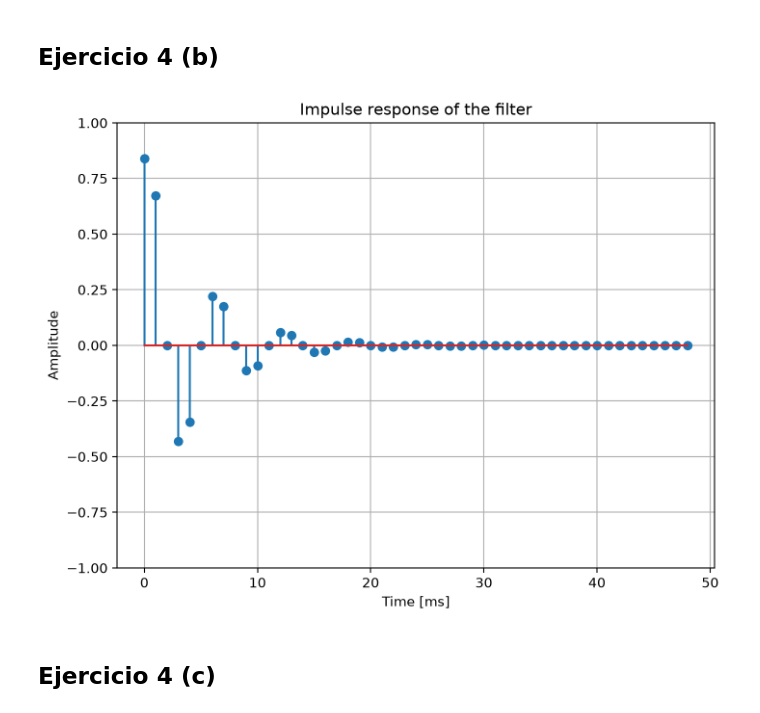
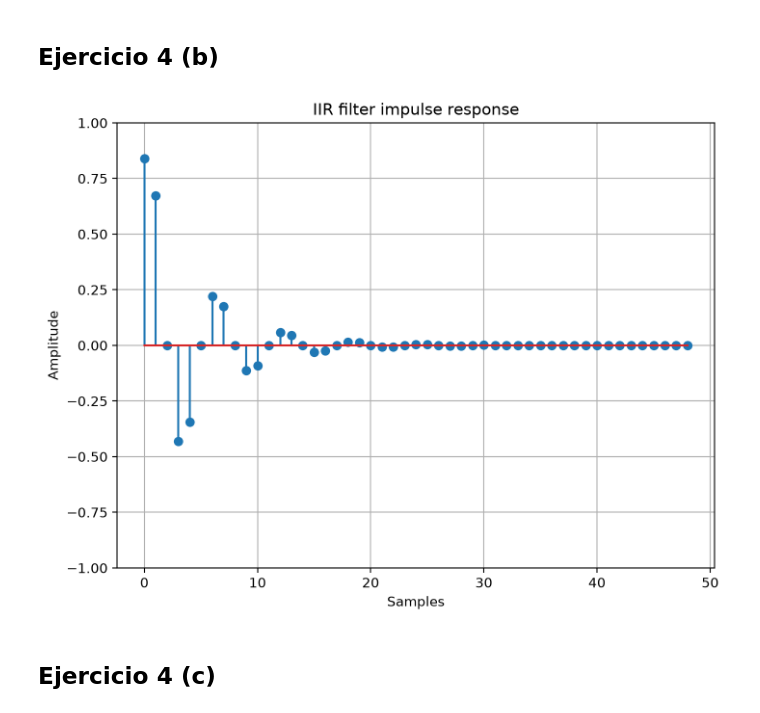
Before and after one commit to estanislaocrivos/digital-signal-processing-course, a Jupyter notebook: gp-01/ej-04.ipynb, the cells around one changed output. Saved outputs shown, nothing was run; the diff lists cells and outputs as text; code cells hidden in the pictures.

```diff
--- a/gp-01/ej-04.ipynb
+++ b/gp-01/ej-04.ipynb
@@ -112,45 +108,40 @@ from scipy.signal import firwin, lfilter
 # %%
-sampling_freq_hz = 1e3
 n_samples = 49
-duration_s = n_samples * 1 / sampling_freq_hz
-
-t = arange(n_samples) / sampling_freq_hz
-t_ms = t * 1e3
+n = arange(n_samples)
 
 filter_a1 = -0.8
 filter_a2 = 0.64
 filter_b0 = 0.84
 
 b = [filter_b0]
 a = [1, filter_a1, filter_a2]
 
-# System output
-y = zeros(n_samples)
-
 # System input (Kronecker delta)
 x = zeros(n_samples)
 x[0] = 1
 
+# System output (impulse response)
+impulse_response_iir = lfilter(b, a, x)
+
 # Manual implementation (alternative to lfilter)
+# impulse_response_iir = zeros(n_samples)
 # for k in range(n_samples):
-#     y[k] += filter_b0 * x[k]
+#     impulse_response_iir[k] += filter_b0 * x[k]
 #     if k >= 1:
-#         y[k] += -filter_a1 * y[k - 1]
+#         impulse_response_iir[k] += -filter_a1 * impulse_response_iir[k - 1]
 #     if k >= 2:
-#         y[k] += -filter_a2 * y[k - 2]
-
-y = lfilter(b, a, x)
+#         impulse_response_iir[k] += -filter_a2 * impulse_response_iir[k - 2]
 
 figure(1, figsize=(8, 6), dpi=200)
-stem(t_ms, y)
-ylim((-ceil(max(y)), ceil(max(y))))
-xlabel("Time [ms]")
+stem(n, impulse_response_iir)
+ylim((-ceil(max(impulse_response_iir)), ceil(max(impulse_response_iir))))
+xlabel("Samples")
 ylabel("Amplitude")
-title("Impulse response of the filter")
+title("IIR filter impulse response")
 grid(True)
 show()
 # %% [output]
-[figure, old version]
+[figure, new version]
 # %% [markdown]
 ## Ejercicio 4 (c)
 # %%
```
Also changed, not shown: parts of 6 cells of this notebook.
